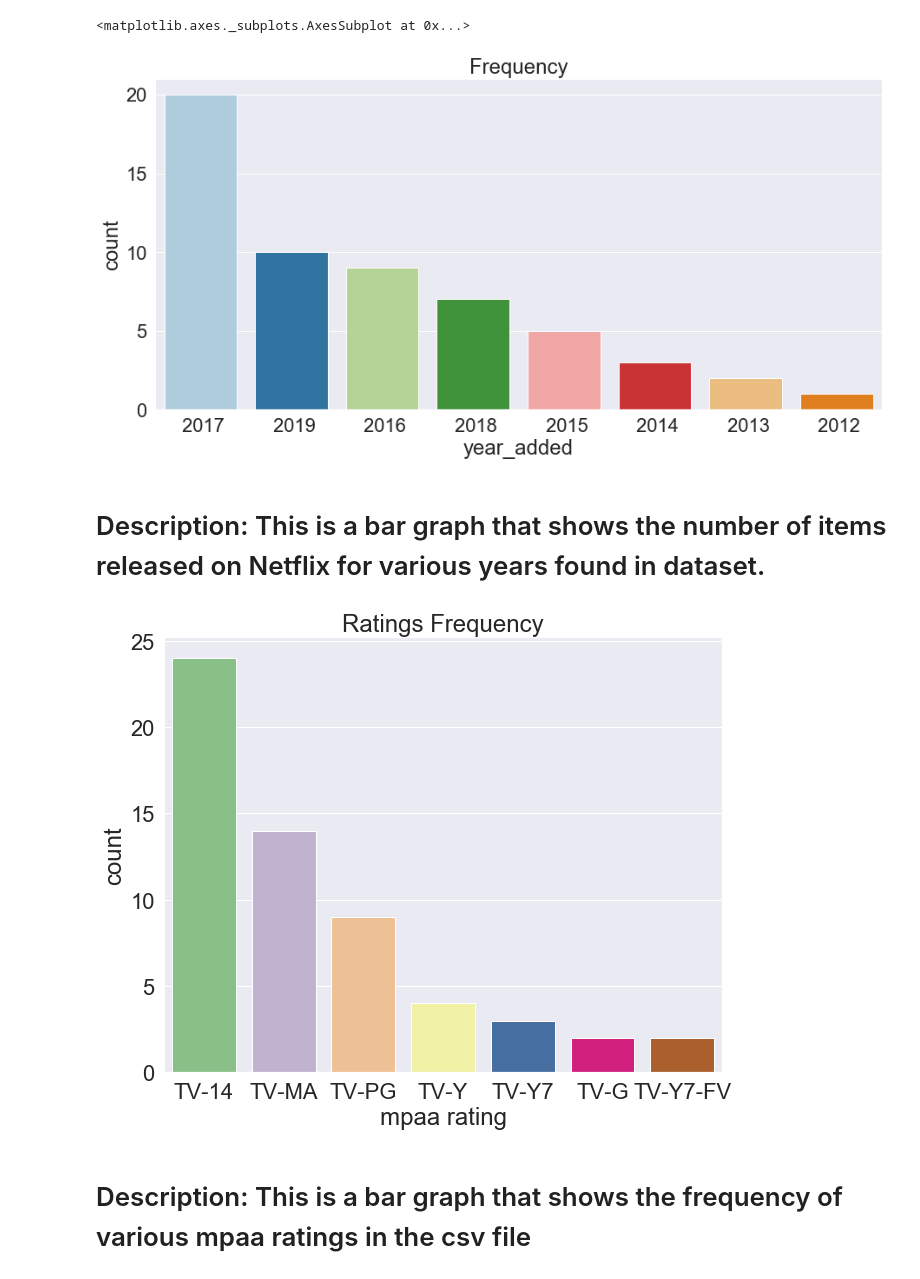
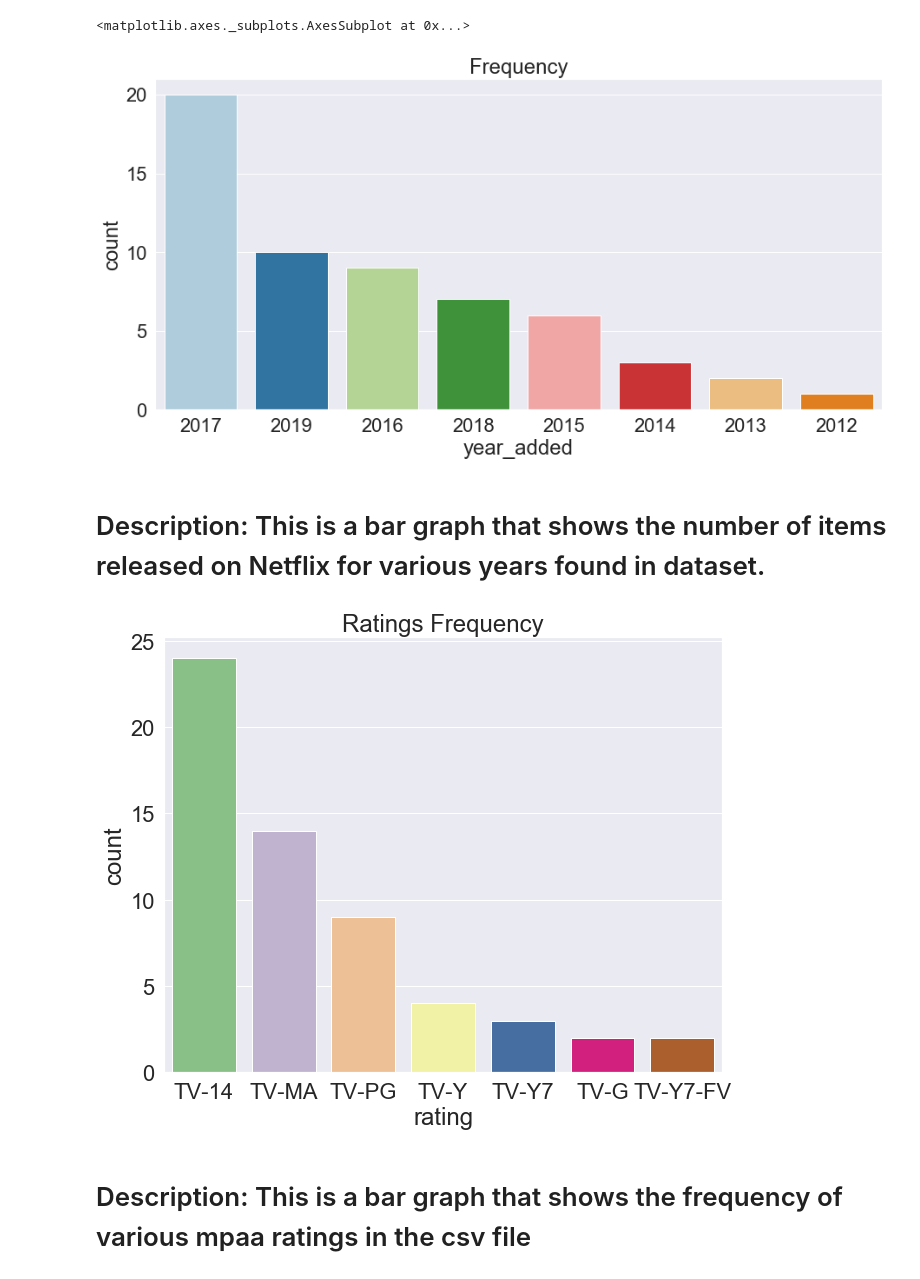
Before and after one commit to AmeerYHassan/Video-Streaming-Analysis, a Jupyter notebook: Graphs/Vaish_code.ipynb, the cells around one changed output. Saved outputs shown, nothing was run; the diff lists cells and outputs as text; code cells hidden in the pictures.

```diff
--- a/Graphs/Vaish_code.ipynb
+++ b/Graphs/Vaish_code.ipynb
@@ -7,6 +7,8 @@ import pandas as pd
 import matplotlib.pyplot as plt
 sns.set(font_scale=2)
 # %%
-df = pd.read_csv('finalData.csv')#, encoding='cp437')
+df = pd.read_csv('final_dataset.csv')#, encoding='cp437')
+df = df.drop(['Unnamed: 0'], axis=1)
+#df[['month_added','year_added']] = df.date_added.str.split(",",expand=True,)
 df.head()
 # %% [output]
@@ -23,3 +24,0 @@ In all, there are  7 types of ratings in the dataset:  ['TV-14' 'TV-PG' 'TV-MA'
-# %%
-df[['month_added','year_added']] = df.date_added.str.split(",",expand=True,)
-df
@@ -47,16 +28,16 @@ plt.title("Frequency")
 sns.countplot(x = "year_added", order=df['year_added'].value_counts().index[0:15] ,data=df,palette=sns.color_palette("Paired", 15))
 # %% [output]
 <matplotlib.axes._subplots.AxesSubplot at 0x...>
-[figure, old version]
+[figure, new version]
 # %% [markdown]
 # Description: This is a bar graph that shows the number of items released on Netflix for various years found in dataset.
 # %%
 plt.figure(figsize=(10,8))
 plt.title("Ratings Frequency")
-sns.countplot(x='mpaa rating',data=df,order=df['mpaa rating'].value_counts().index,palette='Accent')
+sns.countplot(x='rating',data=df,order=df['rating'].value_counts().index,palette='Accent')
 plt.show()
 # %% [output]
-[figure, old version]
+[figure, new version]
 # %% [markdown]
 # Description: This is a bar graph that shows the frequency of various mpaa ratings in the csv file
 # %%
```
Also changed, not shown: parts of 13 cells of this notebook.
